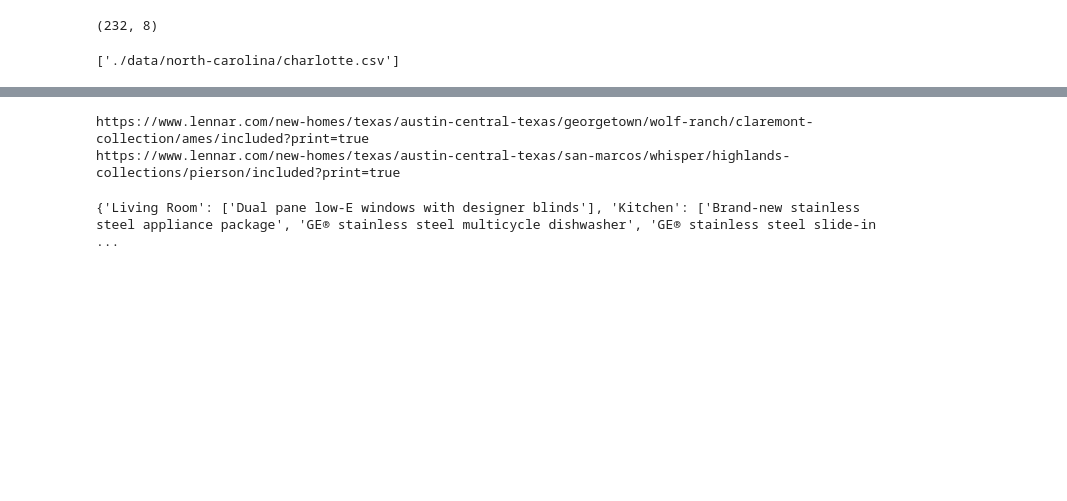
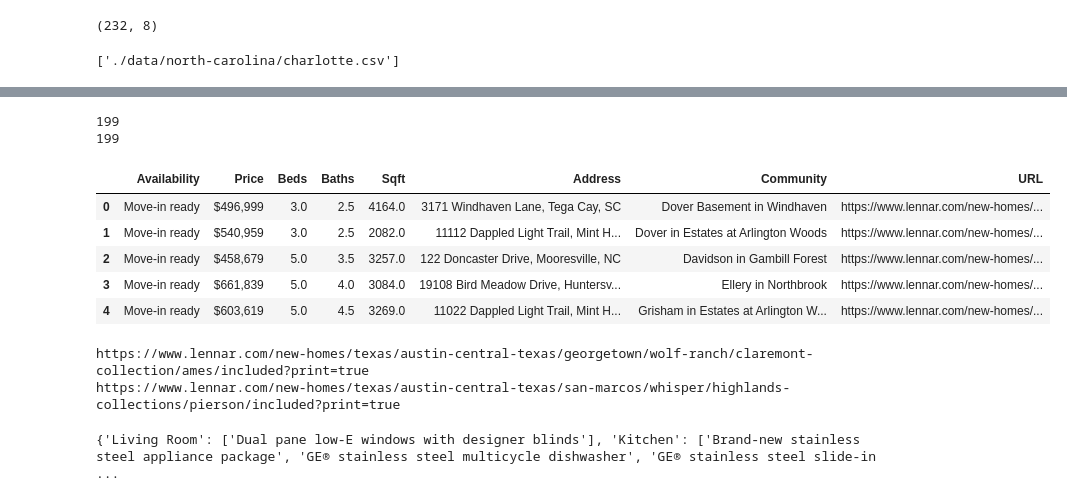
Before and after one commit to jdelano18/smart-power, a Jupyter notebook: trick-or-treat.ipynb, the cells around one changed output, grey strips where cells are left out. Saved outputs shown, nothing was run; the diff lists cells and outputs as text; code cells hidden in the pictures; blank space fills up the shorter version.

Commit message:
pushing changes before i start again

```diff
--- a/trick-or-treat.ipynb
+++ b/trick-or-treat.ipynb
@@ -12,7 +13,19 @@ df.shape
 # %% [output]
 (232, 8)
 # %%
-from tools2 import *
+def cleanURL(url):
+    """
+    Takes lennar url as in all the csv files and returns the updated version ready to scrape
+    returns: String (url)
+    """
+
+    ## get rid of code if the last part of url starts with a digit
+    if url.split('/')[-1][0].isdigit():
+        tmp = url.split('/')[:-1]
+        url = '/'.join(tmp)
+
+    final_url = url + '/included?print=true'
+    return final_url
 # %%
 csv_files = []
 path = './data/'
@@ -35,3 +109,18 @@ for f in csv_files[:1]:
+# %%
+print(len(data_dump))
+print(len(new_rows))
+# %% [output]
+199
+199
+# %%
+df.head()
+# %% [output]
+|  | Availability | Price | Beds | Baths | Sqft | Address | Community | URL |
+| 0 | Move-in ready | $496,999 | 3.0 | 2.5 | 4164.0 | 3171 Windhaven Lane, Tega Cay, SC | Dover Basement in Windhaven | https://www.lennar.com/new-homes/... |
+| 1 | Move-in ready | $540,959 | 3.0 | 2.5 | 2082.0 | 11112 Dappled Light Trail, Mint H... | Dover in Estates at Arlington Woods | https://www.lennar.com/new-homes/... |
+| 2 | Move-in ready | $458,679 | 5.0 | 3.5 | 3257.0 | 122 Doncaster Drive, Mooresville, NC | Davidson in Gambill Forest | https://www.lennar.com/new-homes/... |
+| 3 | Move-in ready | $661,839 | 5.0 | 4.0 | 3084.0 | 19108 Bird Meadow Drive, Huntersv... | Ellery in Northbrook | https://www.lennar.com/new-homes/... |
+| 4 | Move-in ready | $603,619 | 5.0 | 4.5 | 3269.0 | 11022 Dappled Light Trail, Mint H... | Grisham in Estates at Arlington W... | https://www.lennar.com/new-homes/... |
 # %%
 mylist = []
 mylist.append(df['URL'][1])
```
Also changed, not shown: parts of 4 cells of this notebook, 1 other file.
